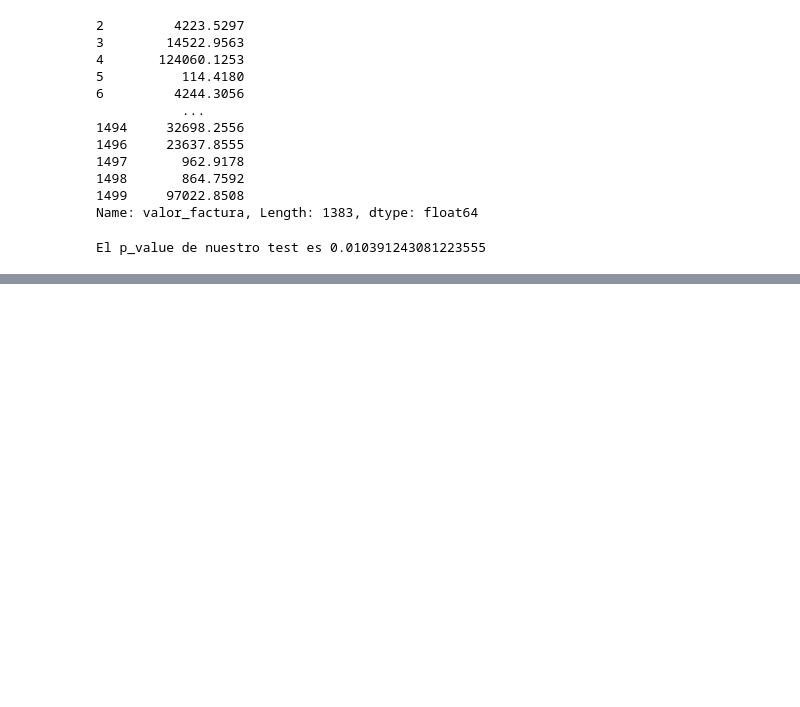
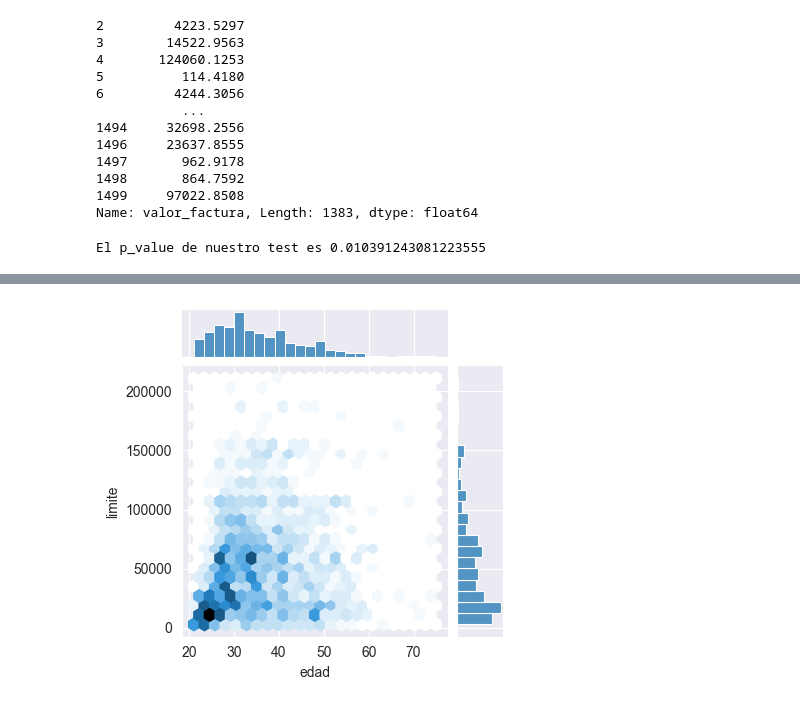
Before and after one commit to AngelMasterr/Python-para-Data-Science, a Jupyter notebook: Data_Visualization - Explorando_con_Seaborn/Graficos_de_datos_con_seaborn.ipynb, the cells around one changed output, grey strips where cells are left out. Cells and saved outputs as stored; diff of their text form; code cells hidden in the pictures; blank space fills up the shorter version.

```diff
--- a/Data_Visualization - Explorando_con_Seaborn/Graficos_de_datos_con_seaborn.ipynb
+++ b/Data_Visualization - Explorando_con_Seaborn/Graficos_de_datos_con_seaborn.ipynb
@@ -238,0 +261,4 @@ El p_value de nuestro test es 0.010391243081223555
+# %%
+sns.jointplot(data=tarjetas, x='edad', y='limite', height=4, kind='hex');
+# %% [output]
+[figure, added]
```
Also changed, not shown: parts of 6 cells of this notebook.
